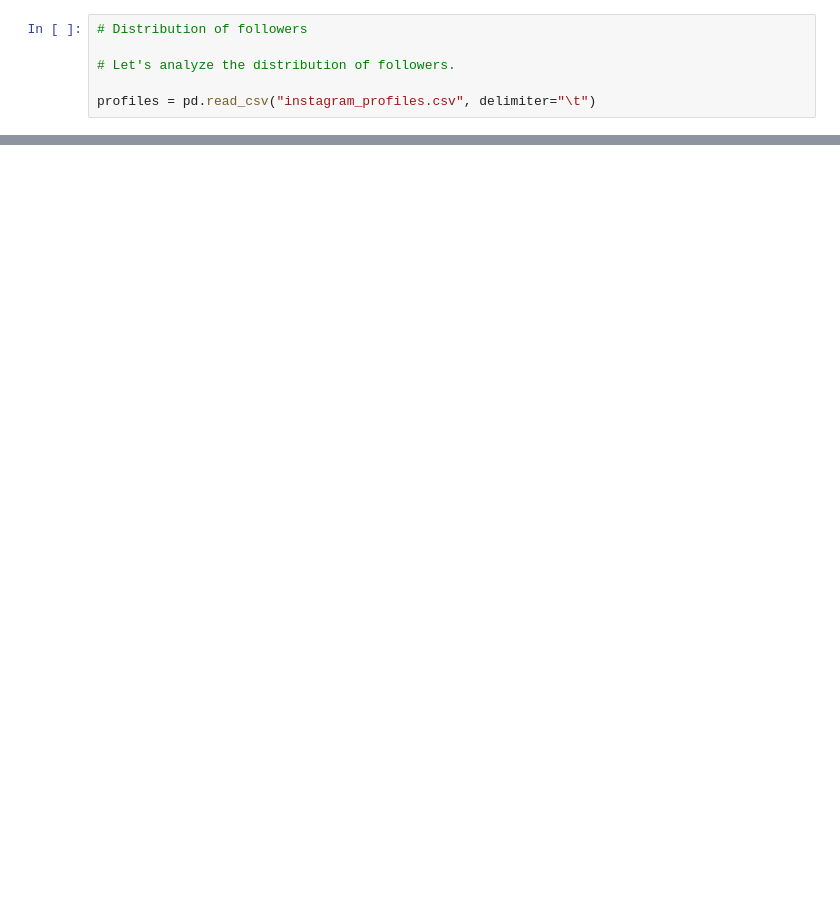
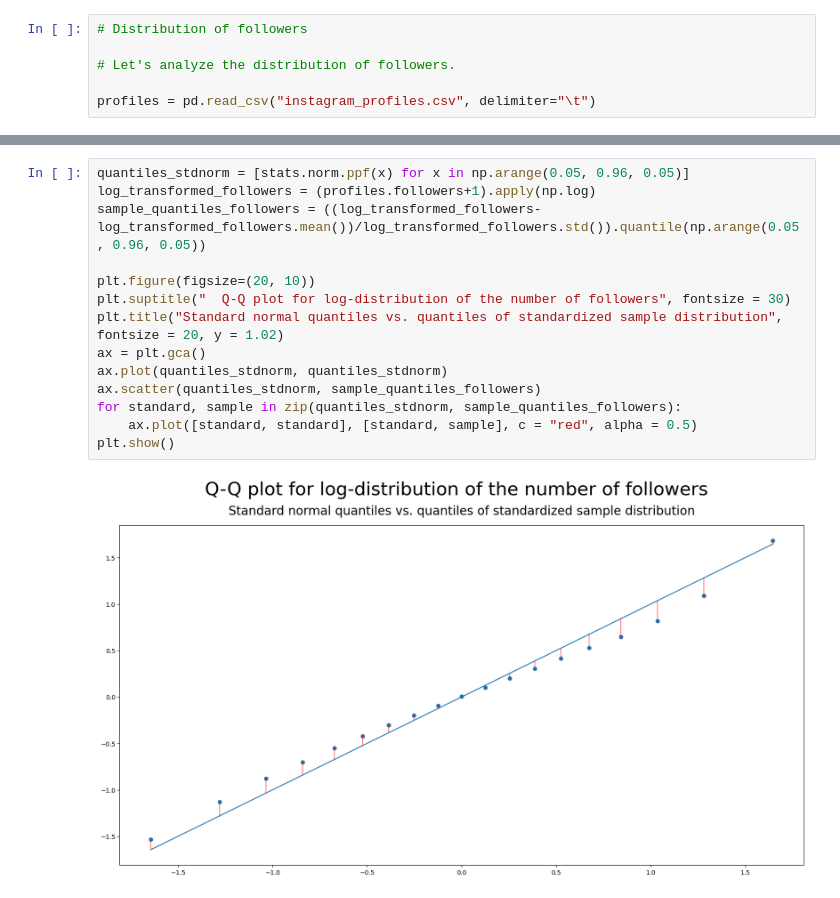
Before and after one commit to sim2000dg/adm_hw2-group30, a Jupyter notebook: RQ8.ipynb, the cells around one changed output, grey strips where cells are left out. Saved outputs shown, nothing was run; the diff lists cells and outputs as text; blank space fills up the shorter version.

```diff
--- a/RQ8.ipynb
+++ b/RQ8.ipynb
@@ -137,0 +199,16 @@ print(profiles.followers.describe().iloc[1:].to_markdown())
+# %%
+quantiles_stdnorm = [stats.norm.ppf(x) for x in np.arange(0.05, 0.96, 0.05)]
+log_transformed_followers = (profiles.followers+1).apply(np.log)
+sample_quantiles_followers = ((log_transformed_followers-log_transformed_followers.mean())/log_transformed_followers.std()).quantile(np.arange(0.05, 0.96, 0.05))
+
+plt.figure(figsize=(20, 10))
+plt.suptitle("  Q-Q plot for log-distribution of the number of followers", fontsize = 30)
+plt.title("Standard normal quantiles vs. quantiles of standardized sample distribution", fontsize = 20, y = 1.02)
+ax = plt.gca()
+ax.plot(quantiles_stdnorm, quantiles_stdnorm)
+ax.scatter(quantiles_stdnorm, sample_quantiles_followers)
+for standard, sample in zip(quantiles_stdnorm, sample_quantiles_followers):
+    ax.plot([standard, standard], [standard, sample], c = "red", alpha = 0.5)
+plt.show()
+# %% [output]
+[figure, added]
```
Also changed, not shown: parts of 11 cells of this notebook, 1 other file.
